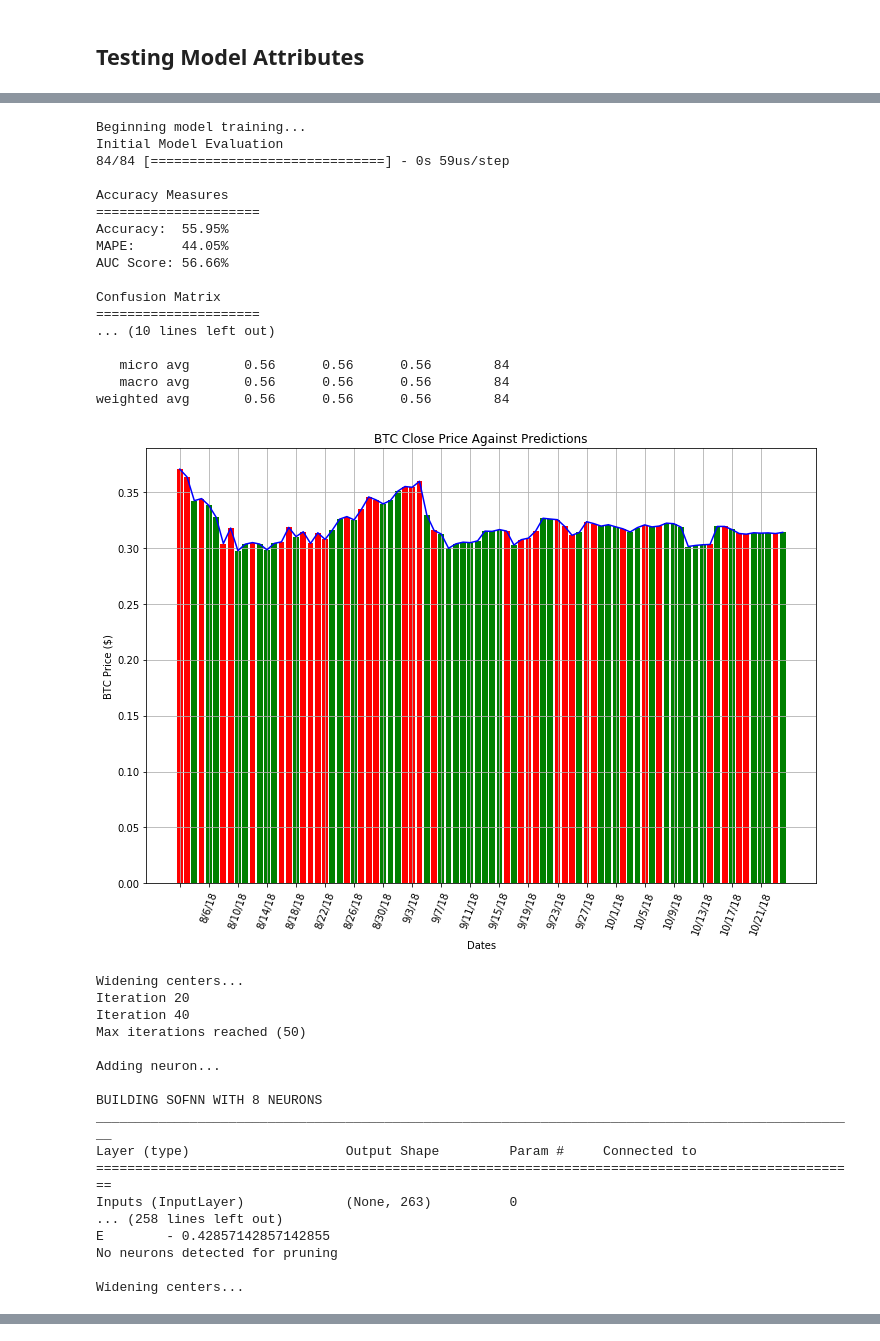
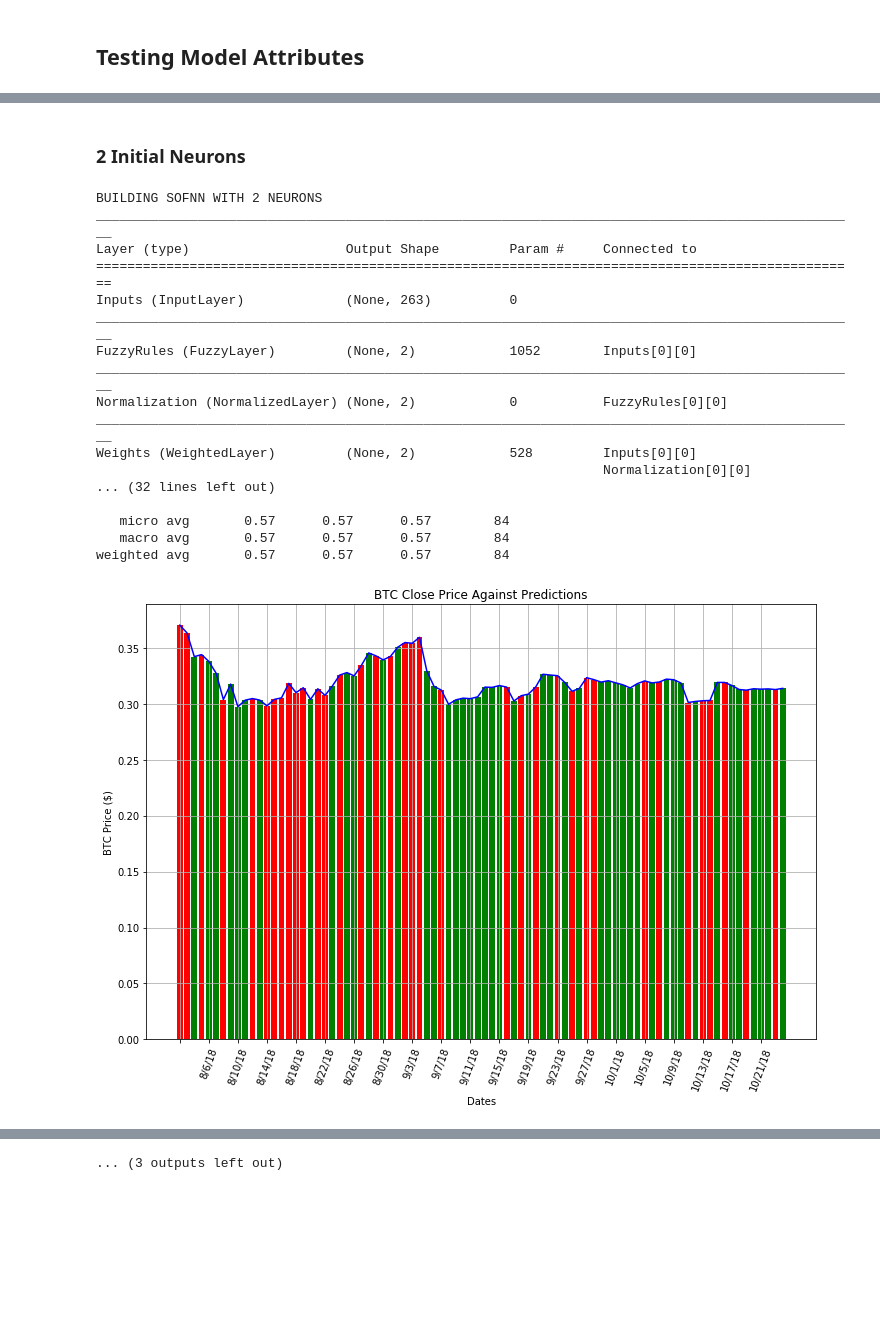
Before and after one commit to andrewre23/CryptoProject, a Jupyter notebook: notebooks/modeling/keras/sofnn-test.ipynb, the cells around one changed output, grey strips where cells are left out. Cells and saved outputs as stored; diff of their text form; code cells hidden in the pictures; blank space fills up the shorter version.

```diff
--- a/notebooks/modeling/keras/sofnn-test.ipynb
+++ b/notebooks/modeling/keras/sofnn-test.ipynb
@@ -456,38 +428,25 @@ No neurons detected for pruning
-# %%
-sofnn.self_organize(prune_tol=0.9, epochs=50, max_widens=50)
-# %% [output]
-Beginning model training...
-Initial Model Evaluation
-84/84 [==============================] - 0s 59us/step
-
-Accuracy Measures
-=====================
-Accuracy:  55.95%
-MAPE:      44.05%
-AUC Score: 56.66%
-
-Confusion Matrix
-=====================
-... (10 lines left out)
-
-   micro avg       0.56      0.56      0.56        84
-   macro avg       0.56      0.56      0.56        84
-weighted avg       0.56      0.56      0.56        84
-[figure, removed]
-Widening centers...
-Iteration 20
-Iteration 40
-Max iterations reached (50)
-
-Adding neuron...
-
-BUILDING SOFNN WITH 8 NEURONS
-__________________________________________________________________________________________________
-Layer (type)                    Output Shape         Param #     Connected to
-==================================================================================================
-Inputs (InputLayer)             (None, 263)          0
-... (258 lines left out)
-E        - 0.42857142857142855
-No neurons detected for pruning
-
-Widening centers...
+# %% [markdown]
+### 2 Initial Neurons
+# %%
+sofnn = SOFNN(X_train, X_test, y_train, y_test, neurons=2,
+              ksig=1.5, max_widens=250, prune_tol=0.85)
+sofnn.self_organize()
+# %% [output]
+BUILDING SOFNN WITH 2 NEURONS
+__________________________________________________________________________________________________
+Layer (type)                    Output Shape         Param #     Connected to
+==================================================================================================
+Inputs (InputLayer)             (None, 263)          0
+__________________________________________________________________________________________________
+FuzzyRules (FuzzyLayer)         (None, 2)            1052        Inputs[0][0]
+__________________________________________________________________________________________________
+Normalization (NormalizedLayer) (None, 2)            0           FuzzyRules[0][0]
+__________________________________________________________________________________________________
+Weights (WeightedLayer)         (None, 2)            528         Inputs[0][0]
+                                                                 Normalization[0][0]
+... (32 lines left out)
+
+   micro avg       0.57      0.57      0.57        84
+   macro avg       0.57      0.57      0.57        84
+weighted avg       0.57      0.57      0.57        84
+[figure, added]
@@ -493,0 +543 @@ Widening centers...
+... (3 outputs left out)
```
Also changed, not shown: parts of 22 cells of this notebook, 1 other file.
